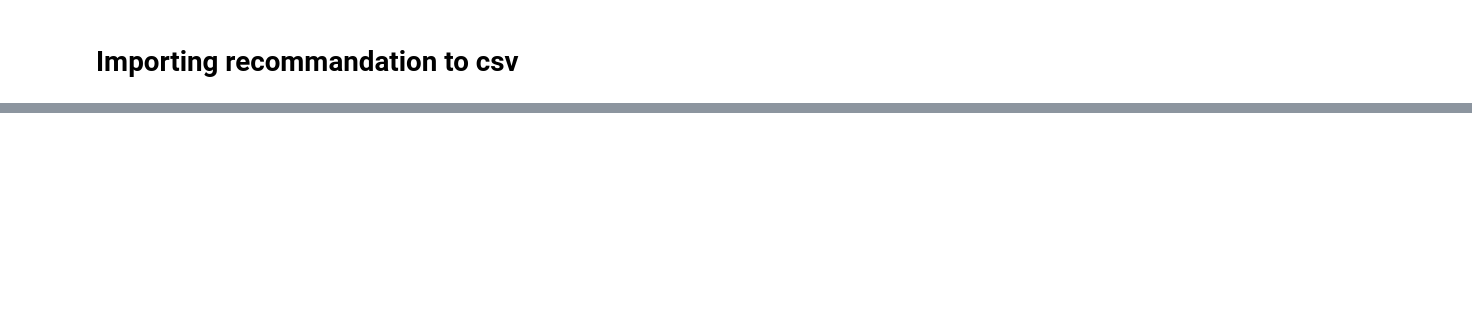
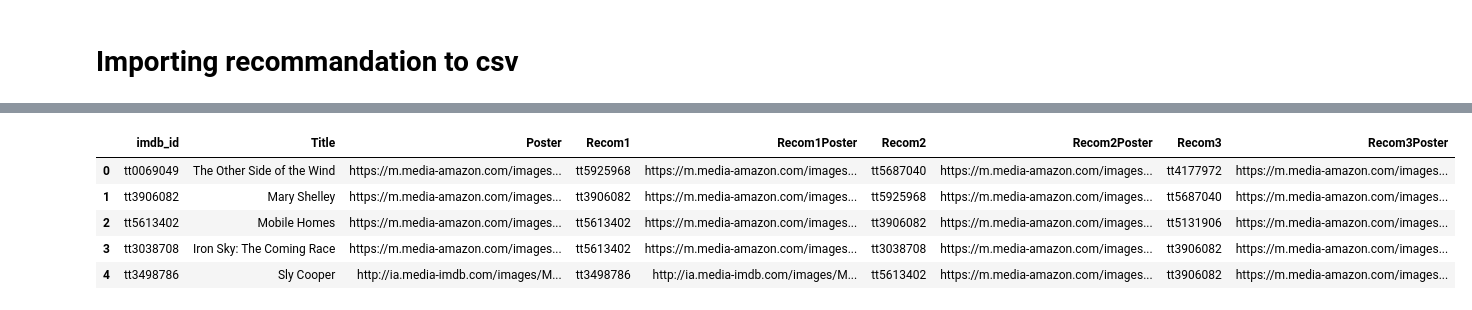
Before and after one commit to irinadrapic/moviesDashboard, a Jupyter notebook: raw/Similarity Test.ipynb, the cells around one changed output, grey strips where cells are left out. Saved outputs shown, nothing was run; the diff lists cells and outputs as text; code cells hidden in the pictures; blank space fills up the shorter version.

```diff
--- a/raw/Similarity Test.ipynb
+++ b/raw/Similarity Test.ipynb
@@ -108,2 +300,15 @@ df_recomm.count()
+# %%
+#Reorganize the column
+df_recomm = df_recomm[["imdb_id","Title", "Poster",
+        "Recom1", "Recom1Poster", "Recom2", "Recom2Poster",
+                      "Recom3", "Recom3Poster"]]
+df_recomm.head()
+# %% [output]
+|  | imdb_id | Title | Poster | Recom1 | Recom1Poster | Recom2 | Recom2Poster | Recom3 | Recom3Poster |
+| 0 | tt0069049 | The Other Side of the Wind | https://m.media-amazon.com/images... | tt5925968 | https://m.media-amazon.com/images... | tt5687040 | https://m.media-amazon.com/images... | tt4177972 | https://m.media-amazon.com/images... |
+| 1 | tt3906082 | Mary Shelley | https://m.media-amazon.com/images... | tt3906082 | https://m.media-amazon.com/images... | tt5925968 | https://m.media-amazon.com/images... | tt5687040 | https://m.media-amazon.com/images... |
+| 2 | tt5613402 | Mobile Homes | https://m.media-amazon.com/images... | tt5613402 | https://m.media-amazon.com/images... | tt3906082 | https://m.media-amazon.com/images... | tt5131906 | https://m.media-amazon.com/images... |
+| 3 | tt3038708 | Iron Sky: The Coming Race | https://m.media-amazon.com/images... | tt5613402 | https://m.media-amazon.com/images... | tt3038708 | https://m.media-amazon.com/images... | tt3906082 | https://m.media-amazon.com/images... |
+| 4 | tt3498786 | Sly Cooper | http://ia.media-imdb.com/images/M... | tt3498786 | http://ia.media-imdb.com/images/M... | tt5613402 | https://m.media-amazon.com/images... | tt3906082 | https://m.media-amazon.com/images... |
 # %%
 #Use this code for the first time to create the csv file
```
Also changed, not shown: parts of 18 cells of this notebook, 4 other files.
